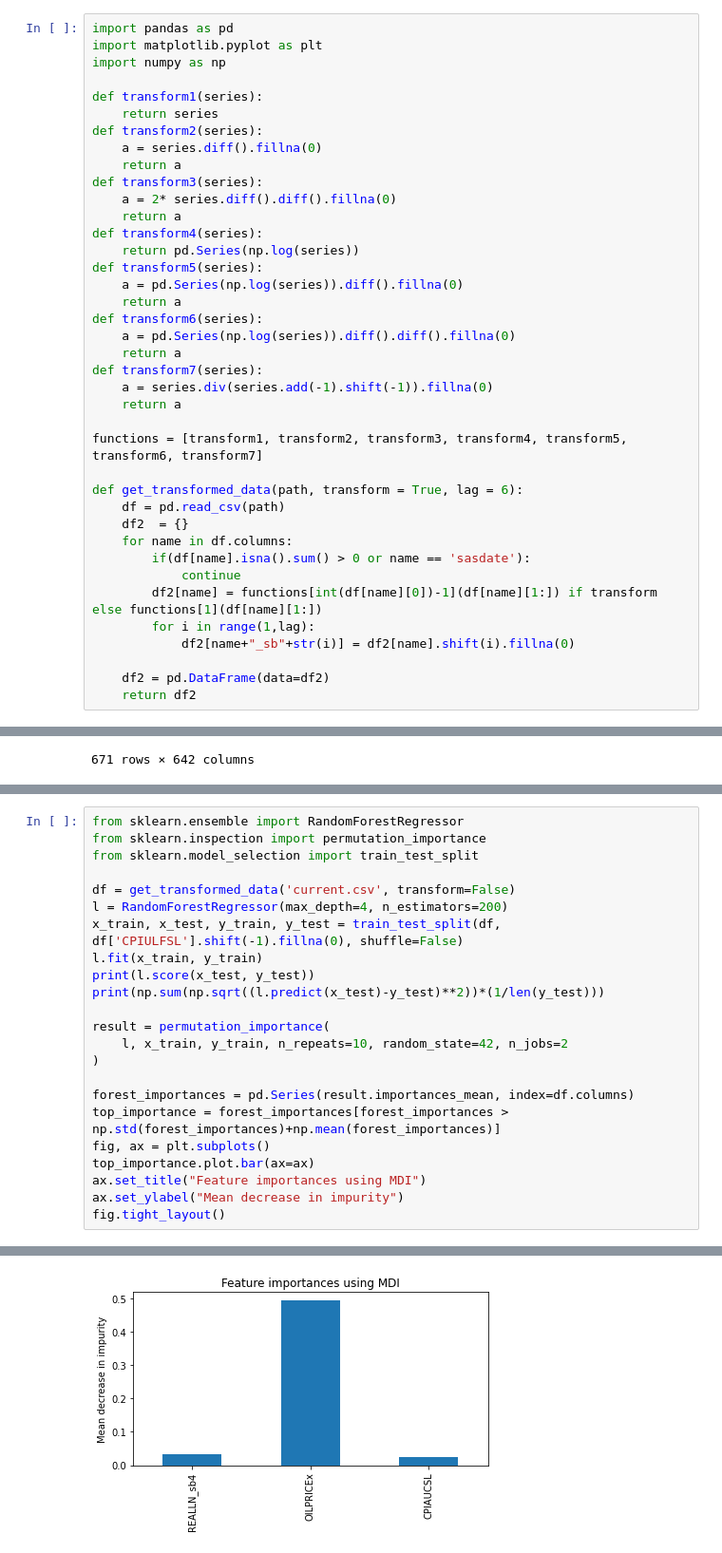
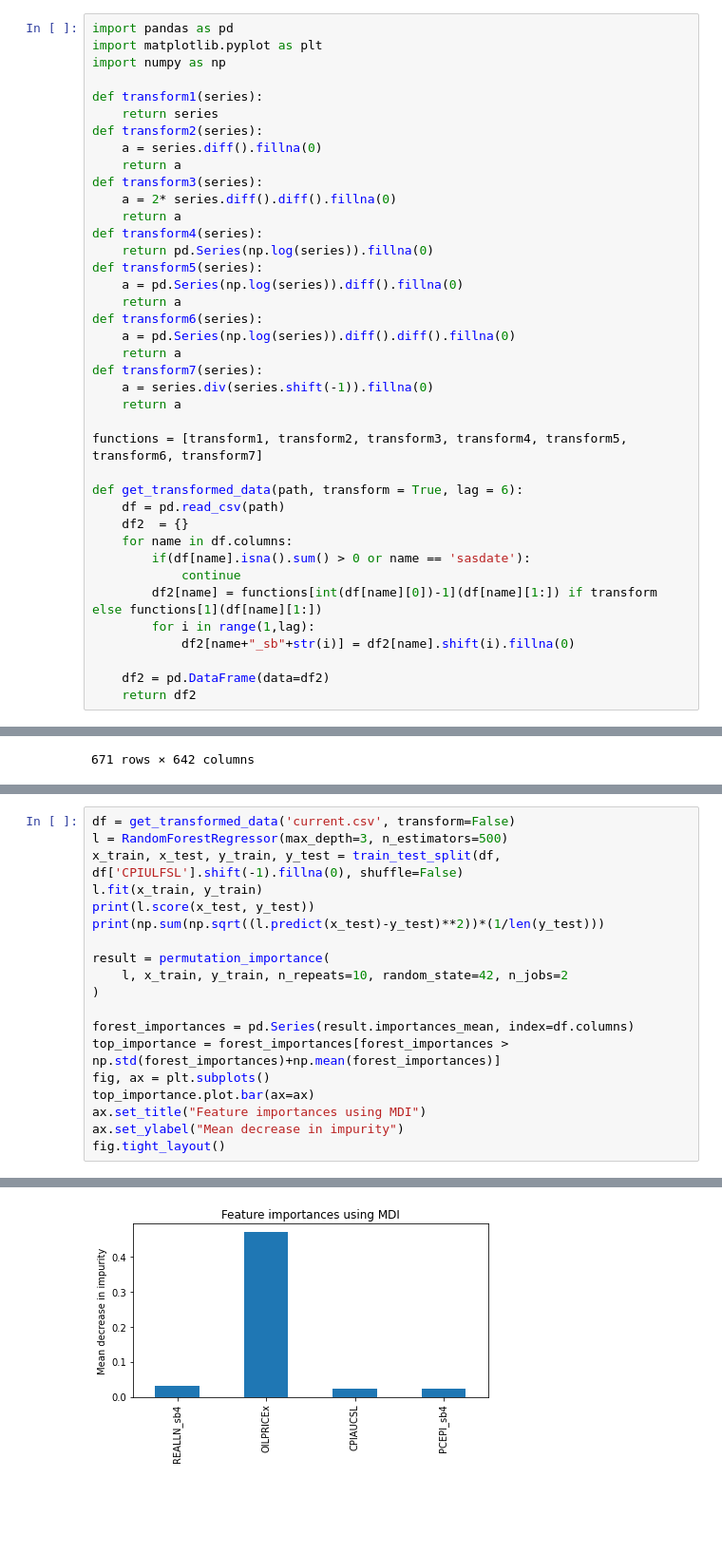
Before and after one commit to danjsabra/CPI_Model, a Jupyter notebook: clean_data.ipynb, the cells around one changed output, grey strips where cells are left out. Shown: that part at 95% size. Saved outputs shown, nothing was run; the diff lists cells and outputs as text; blank space fills up the shorter version.

```diff
--- a/clean_data.ipynb
+++ b/clean_data.ipynb
@@ -12,7 +12,7 @@ def transform3(series):
     a = 2* series.diff().diff().fillna(0)
     return a
 def transform4(series):
-    return pd.Series(np.log(series))
+    return pd.Series(np.log(series)).fillna(0)
 def transform5(series):
     a = pd.Series(np.log(series)).diff().fillna(0)
     return a
@@ -20,7 +20,7 @@ def transform6(series):
     a = pd.Series(np.log(series)).diff().diff().fillna(0)
     return a
 def transform7(series):
-    a = series.div(series.add(-1).shift(-1)).fillna(0)
+    a = series.div(series.shift(-1)).fillna(0)
     return a
 
 functions = [transform1, transform2, transform3, transform4, transform5, transform6, transform7]
@@ -74,12 +77,8 @@ array(['UEMP15OV_sb3', 'PAYEMS', 'USGOOD_sb2', 'USGOOD_sb3', 'MANEMP_sb1',
        'MANEMP_sb2', 'USGOVT_sb2', 'HOUST', 'HOUST_sb1', 'HOUST_sb2',
        'HOUST_sb3'], dtype=object)
 # %%
-from sklearn.ensemble import RandomForestRegressor
-from sklearn.inspection import permutation_importance
-from sklearn.model_selection import train_test_split
-
 df = get_transformed_data('current.csv', transform=False)
-l = RandomForestRegressor(max_depth=4, n_estimators=200)
+l = RandomForestRegressor(max_depth=3, n_estimators=500)
 x_train, x_test, y_train, y_test = train_test_split(df, df['CPIULFSL'].shift(-1).fillna(0), shuffle=False)
 l.fit(x_train, y_train)
 print(l.score(x_test, y_test))
@@ -102 +101 @@ fig.tight_layout()
-[figure, old version]
+[figure, new version]
```
Also changed, not shown: parts of 5 cells of this notebook, 1 other file.
